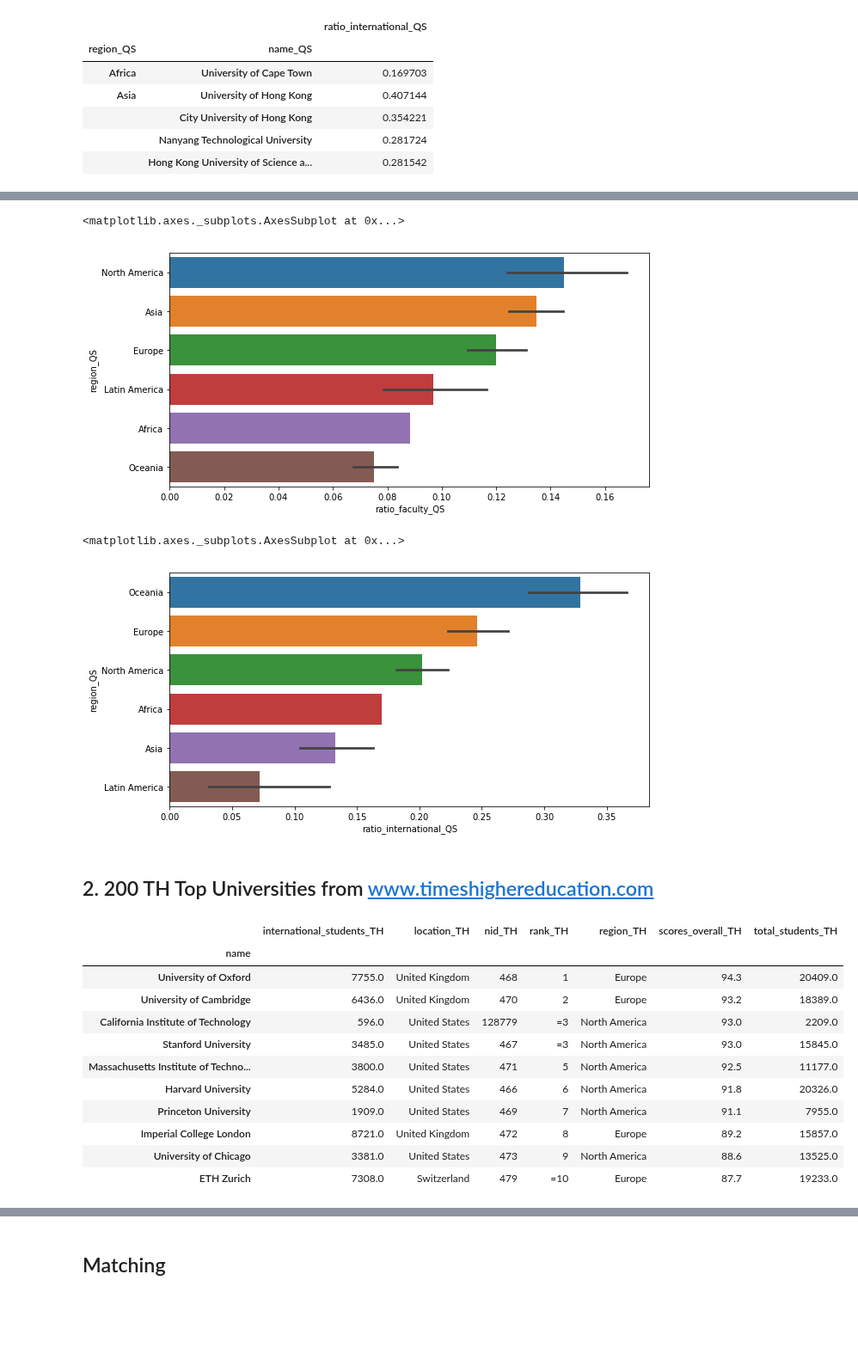
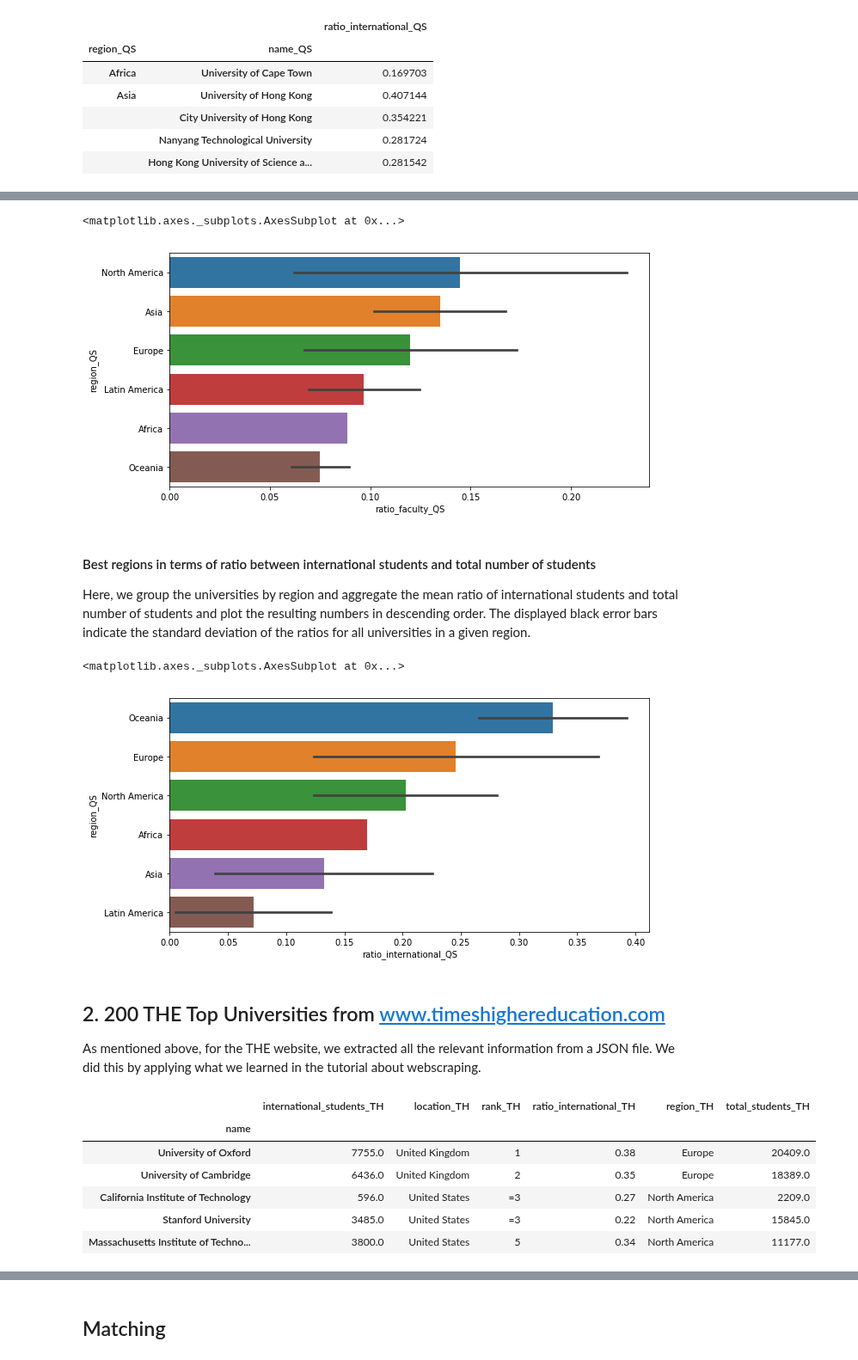
Before and after one commit to roman-bachmann/prayingmantissa, a Jupyter notebook: homework02/homework02.ipynb, the cells around one changed output, grey strips where cells are left out. Shown at 86% size. Cells and saved outputs as stored; diff of their text form; code cells hidden in the pictures; blank space fills up the shorter version.

```diff
--- a/homework02/homework02.ipynb
+++ b/homework02/homework02.ipynb
@@ -61,25 +76,31 @@ def wiki_name(uni):
 # %%
+# Get the JSON file with the university data
 QS_data_req = requests.get(QS_DATA_URL)
 QS_data = QS_data_req.json()
 
-QS_ranking = pd.DataFrame(columns = ["title", "rank_display", "country", "region", "score"])
+QS_ranking = pd.DataFrame(columns = ["title", "rank_display", "country", "region"])
 
 for i in range(MAX):
+    # Load relevant data from i-th univerity into a Pandas data frame
     df_i = pd.DataFrame.from_dict(QS_data["data"][i], orient='index').T
     df_i = df_i.drop(["stars", "guide", "cc", "logo", "core_id", "url", "nid", "score"], axis=1)
 
+    # Rename the university name to the corresponding name given by Wikipedia
     df_i['title'] = wiki_name(df_i.title[0])
 
+    # Request the details page of the i-th university
     uni_url = QS_URL + QS_data["data"][i]["url"]
     uni_request = requests.get(uni_url)
     uni_page_body = uni_request.text
     uni_soup = BeautifulSoup(uni_page_body, 'html.parser')
 
+    # Extract data about students and faculty members from the details page
     df_i["total_students"] = extract_number("total student")
     df_i["inter_students"] = extract_number("total inter")
     df_i["faculty_members"] = extract_number("total faculty")
     df_i["inter_faculty_members"] = extract_number("inter faculty")
 
+    # Compute the ratios of faculty members and international students to total students
     df_i["ratio_faculty"] = df_i["faculty_members"] / df_i["total_students"]
     df_i["ratio_international"] = df_i["inter_students"] / df_i["total_students"]
     QS_ranking = QS_ranking.append(df_i)
@@ -223,10 +270,14 @@ best_faculty_region = QS_ranking.merge(best_faculty_region)
 best_faculty_region = best_faculty_region.sort_values("ratio_faculty_QS_mean", ascending=False)
 
 fig, ax = plt.subplots(figsize=(10, 5))
-sns.barplot(ax=ax, y="region_QS", x="ratio_faculty_QS", data=best_faculty_region, orient="h")
+sns.barplot(ax=ax, y="region_QS", x="ratio_faculty_QS", data=best_faculty_region, orient="h", ci="sd")
 # %% [output]
 <matplotlib.axes._subplots.AxesSubplot at 0x...>
-[figure, old version]
+[figure, new version]
+# %% [markdown]
+#### Best regions in terms of ratio between international students and total number of students
+
+Here, we group the universities by region and aggregate the mean ratio of international students and total number of students and plot the resulting numbers in descending order. The displayed black error bars indicate the standard deviation of the ratios for all universities in a given region.
 # %%
 best_inter_region = inter_region_df.groupby("region_QS").mean().sort_values("ratio_international_QS", ascending=False)
 best_inter_region = best_inter_region.rename(columns = {"ratio_international_QS": "ratio_international_QS_mean"})
@@ -235,29 +286,37 @@ best_inter_region = QS_ranking.merge(best_inter_region)
 best_inter_region = best_inter_region.sort_values("ratio_international_QS_mean", ascending=False)
 
 fig, ax = plt.subplots(figsize=(10, 5))
-sns.barplot(ax=ax, y="region_QS", x="ratio_international_QS", data=best_inter_region, orient="h")
+sns.barplot(ax=ax, y="region_QS", x="ratio_international_QS", data=best_inter_region, orient="h", ci="sd")
 # %% [output]
 <matplotlib.axes._subplots.AxesSubplot at 0x...>
-[figure, old version]
+[figure, new version]
-# %% [markdown]
-## 2. 200 TH Top Universities from www.timeshighereducation.com
+# %% [markdown]
+## 2. 200 THE Top Universities from www.timeshighereducation.com
+
+As mentioned above, for the THE website, we extracted all the relevant information from a JSON file. We did this by applying what we learned in the tutorial about webscraping.
 # %%
+# Get the JSON file with the university data
 TH_data_req = requests.get(TH_DATA_URL)
 TH_data = TH_data_req.json()
 
-TH_ranking = pd.DataFrame(columns = ["nid", "name", "rank", "scores_overall", "location"])
+TH_ranking = pd.DataFrame(columns = ["name", "rank", "location"])
 
 for i in range(MAX):
+    # Load relevant data from i-th univerity into a Pandas data frame
     df_i = pd.DataFrame.from_dict(TH_data["data"][i], orient='index').T
-    drop_cols = df_i.columns.difference(["nid", "name", "rank", "scores_overall", "location"])
+    drop_cols = df_i.columns.difference(["name", "rank", "location"])
     df_i = df_i.drop(drop_cols, axis=1)
 
+    # Rename the university name to the corresponding name given by Wikipedia
     df_i['name'] = wiki_name(df_i.name[0])
 
+    # Extract data about students
     df_i["total_students"] = int(re.sub("[^0-9^.]", "", TH_data["data"][i]["stats_number_students"]))
     percentage_intl = int(re.sub("[^0-9^.]", "", TH_data["data"][i]["stats_pc_intl_students"]))
+    df_i["ratio_international"] = percentage_intl / 100
     df_i["international_students"] = int(df_i.total_students * percentage_intl / 100)
 
+    # Get the region based on the region of the country in the QS ranking
     country = TH_data["data"][i]["location"]
 
     reg = QS_ranking.loc[QS_ranking['country_QS'] == country]['region_QS']
@@ -269,17 +328,12 @@ TH_ranking = TH_ranking.add_suffix("_TH")
 TH_ranking = TH_ranking.rename(columns = {'name_TH':'name'})
 TH_ranking = TH_ranking.set_index("name")
 # %%
-TH_ranking.head(10)
+TH_ranking.head()
 # %% [output]
-|  | international_students_TH | location_TH | nid_TH | rank_TH | region_TH | scores_overall_TH | total_students_TH |
-| name |  |  |  |  |  |  |  |
-| University of Oxford | 7755.0 | United Kingdom | 468 | 1 | Europe | 94.3 | 20409.0 |
-| University of Cambridge | 6436.0 | United Kingdom | 470 | 2 | Europe | 93.2 | 18389.0 |
-| California Institute of Technology | 596.0 | United States | 128779 | =3 | North America | 93.0 | 2209.0 |
-| Stanford University | 3485.0 | United States | 467 | =3 | North America | 93.0 | 15845.0 |
-| Massachusetts Institute of Techno... | 3800.0 | United States | 471 | 5 | North America | 92.5 | 11177.0 |
-| Harvard University | 5284.0 | United States | 466 | 6 | North America | 91.8 | 20326.0 |
-| Princeton University | 1909.0 | United States | 469 | 7 | North America | 91.1 | 7955.0 |
-| Imperial College London | 8721.0 | United Kingdom | 472 | 8 | Europe | 89.2 | 15857.0 |
-| University of Chicago | 3381.0 | United States | 473 | 9 | North America | 88.6 | 13525.0 |
-| ETH Zurich | 7308.0 | Switzerland | 479 | =10 | Europe | 87.7 | 19233.0 |
+|  | international_students_TH | location_TH | rank_TH | ratio_international_TH | region_TH | total_students_TH |
+| name |  |  |  |  |  |  |
+| University of Oxford | 7755.0 | United Kingdom | 1 | 0.38 | Europe | 20409.0 |
+| University of Cambridge | 6436.0 | United Kingdom | 2 | 0.35 | Europe | 18389.0 |
+| California Institute of Technology | 596.0 | United States | =3 | 0.27 | North America | 2209.0 |
+| Stanford University | 3485.0 | United States | =3 | 0.22 | North America | 15845.0 |
+| Massachusetts Institute of Techno... | 3800.0 | United States | 5 | 0.34 | North America | 11177.0 |
```
Also changed, not shown: parts of 29 cells of this notebook.
